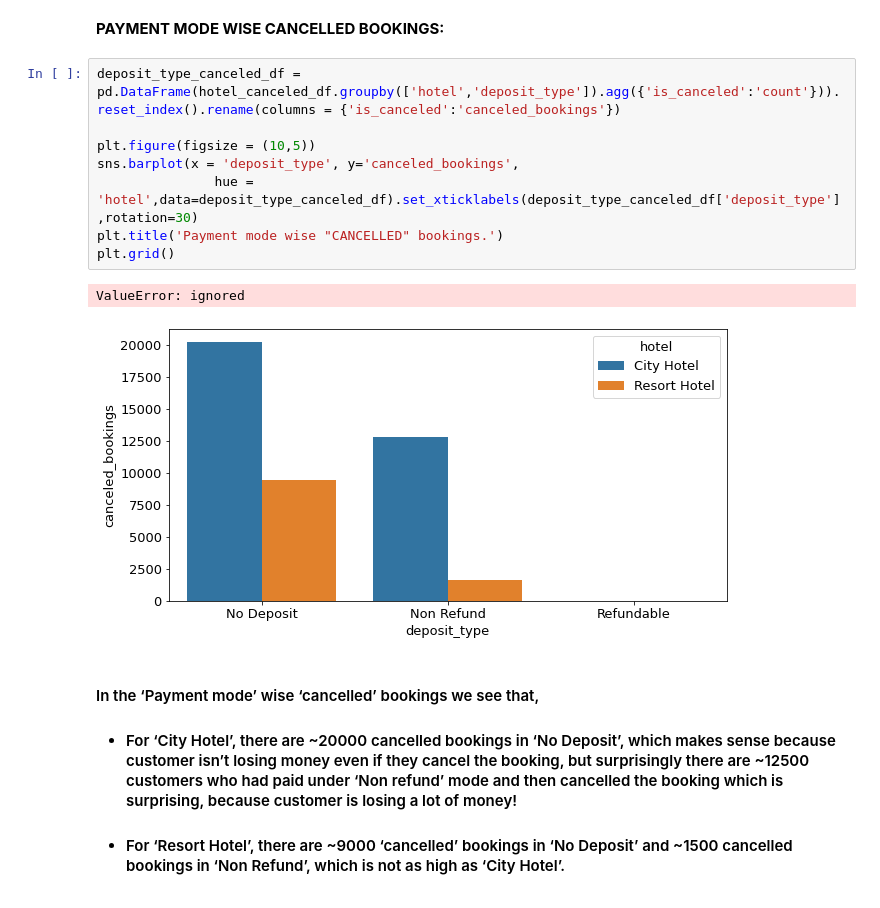
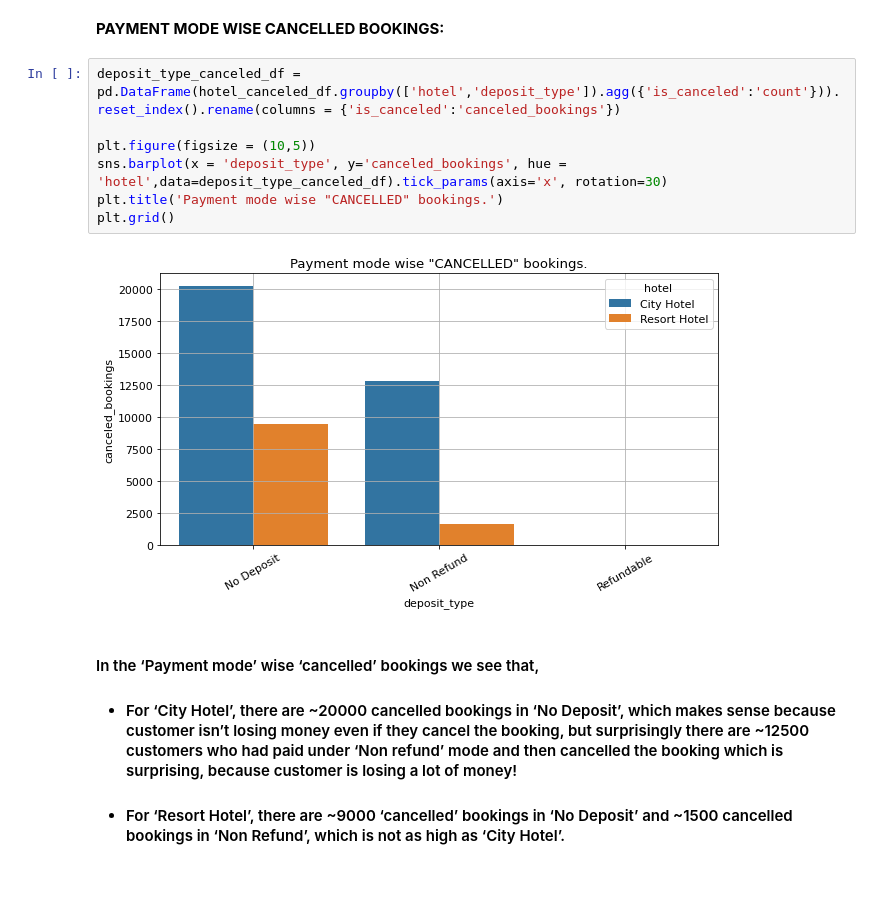
Before and after one commit to aviralsingh2907/AlmaBetter-Capstone-Project-1-EDA-Hotel-Booking-Analysis, a Jupyter notebook: CapstoneProject1_EDA_Hotel_Booking_Analysis.ipynb, the cells around one changed output. Saved outputs shown, nothing was run; the diff lists cells and outputs as text.

```diff
--- a/CapstoneProject1_EDA_Hotel_Booking_Analysis.ipynb
+++ b/CapstoneProject1_EDA_Hotel_Booking_Analysis.ipynb
@@ -578,14 +595,12 @@ ValueError: ignored
 # %%
 deposit_type_canceled_df = pd.DataFrame(hotel_canceled_df.groupby(['hotel','deposit_type']).agg({'is_canceled':'count'})).reset_index().rename(columns = {'is_canceled':'canceled_bookings'})
 
 plt.figure(figsize = (10,5))
-sns.barplot(x = 'deposit_type', y='canceled_bookings',
-               hue = 'hotel',data=deposit_type_canceled_df).set_xticklabels(deposit_type_canceled_df['deposit_type'],rotation=30)
+sns.barplot(x = 'deposit_type', y='canceled_bookings', hue = 'hotel',data=deposit_type_canceled_df).tick_params(axis='x', rotation=30)
 plt.title('Payment mode wise "CANCELLED" bookings.')
 plt.grid()
 # %% [output]
-ValueError: ignored
-[figure, old version]
+[figure, new version]
 # %% [markdown]
 #### In the ‘Payment mode’ wise ‘cancelled’ bookings we see that,
 * #### For ‘City Hotel’, there are ~20000 cancelled bookings in ‘No Deposit’, which makes sense because customer isn’t losing money even if they cancel the booking, but surprisingly there are ~12500 customers who had paid under ‘Non refund’ mode and then cancelled the booking which is surprising, because customer is losing a lot of money!
```
Also changed, not shown: parts of 13 cells of this notebook.
